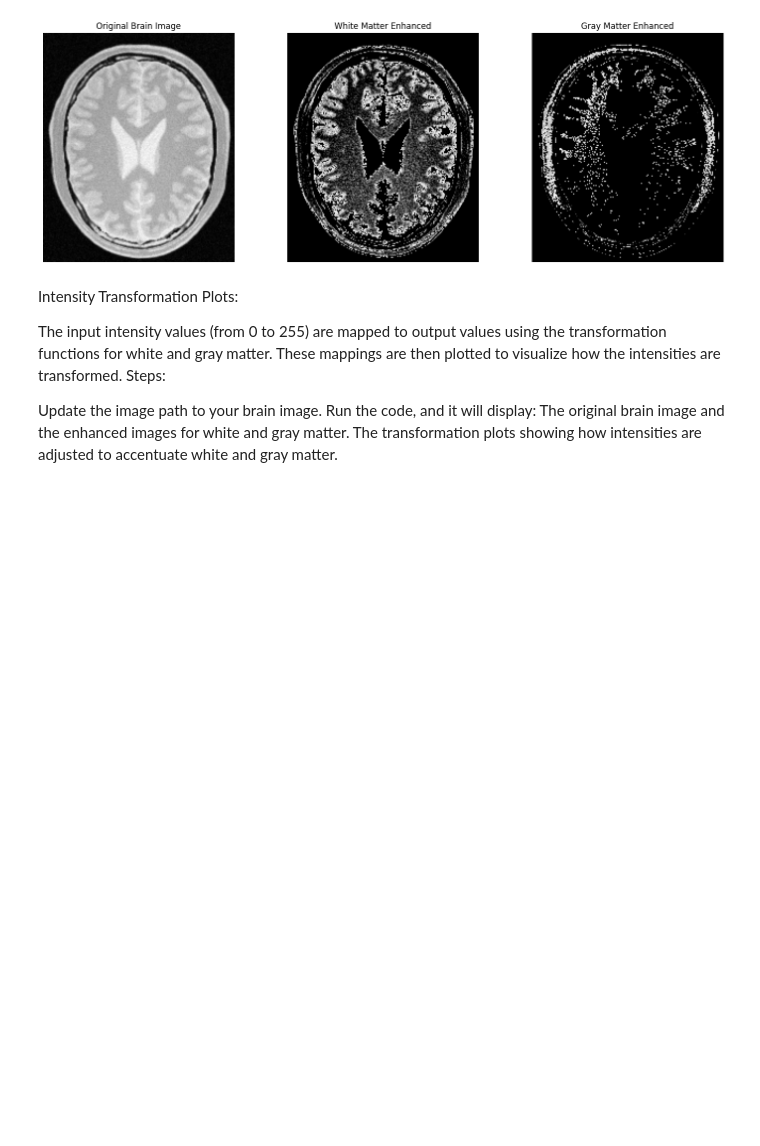
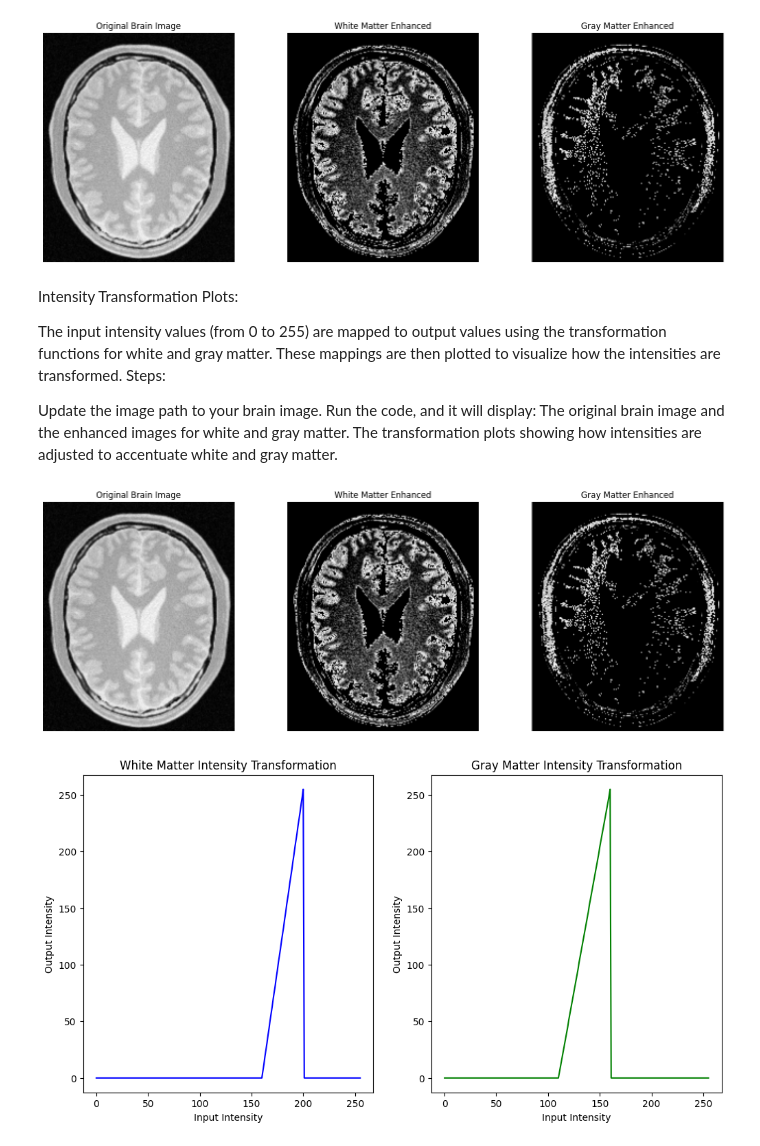
Before and after one commit to SamudraUduwaka/Intensity-Transformations-and-Neighborhood-Filtering, a Jupyter notebook: task2.ipynb, the cells around one changed output. Saved outputs shown, nothing was run; the diff lists cells and outputs as text; code cells hidden in the pictures; blank space fills up the shorter version.

```diff
--- a/task2.ipynb
+++ b/task2.ipynb
@@ -89,7 +89,7 @@ import numpy as np
 import matplotlib.pyplot as plt
 
 # Load the brain image
-brain_image_path = '/path/to/your/brain_image.png'  # Update with the correct path
+brain_image_path = 'utils/brain_proton_density_slice.png'  # Update with the correct path
 brain_image = Image.open(brain_image_path).convert('L')  # Convert to grayscale
 
 # Convert the brain image to a numpy array
@@ -135,30 +135,33 @@ axes[1].set_title("White Matter Enhanced")
 axes[1].axis('off')
 
 # Gray matter enhanced
 axes[2].imshow(gray_matter_image_np, cmap='gray')
 axes[2].set_title("Gray Matter Enhanced")
 axes[2].axis('off')
 
 # Now, let's create the intensity transformation plots for white and gray matter
 intensity_values = np.arange(0, 256)
 
 # Apply the transformations to intensity values for plotting
 white_matter_transformed = np.array([white_matter_transformation(i) for i in intensity_values])
 gray_matter_transformed = np.array([gray_matter_transformation(i) for i in intensity_values])
 
 # Plot the intensity transformation functions
 fig, axes = plt.subplots(1, 2, figsize=(12, 6))
 
 # White matter transformation plot
 axes[0].plot(intensity_values, white_matter_transformed, color='blue')
 axes[0].set_title("White Matter Intensity Transformation")
 axes[0].set_xlabel("Input Intensity")
 axes[0].set_ylabel("Output Intensity")
 
 # Gray matter transformation plot
 axes[1].plot(intensity_values, gray_matter_transformed, color='green')
 axes[1].set_title("Gray Matter Intensity Transformation")
 axes[1].set_xlabel("Input Intensity")
 axes[1].set_ylabel("Output Intensity")
 
 plt.show()
+# %% [output]
+[figure, added]
+[figure, added]
```
